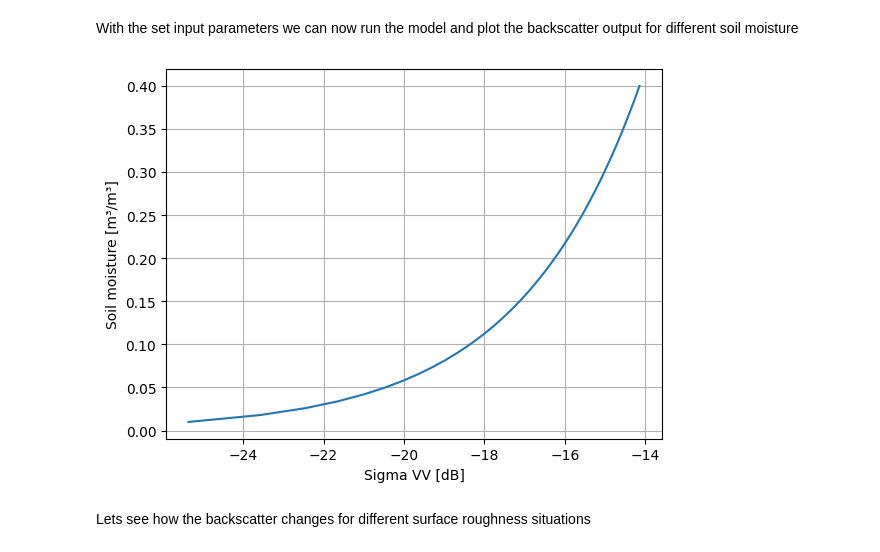
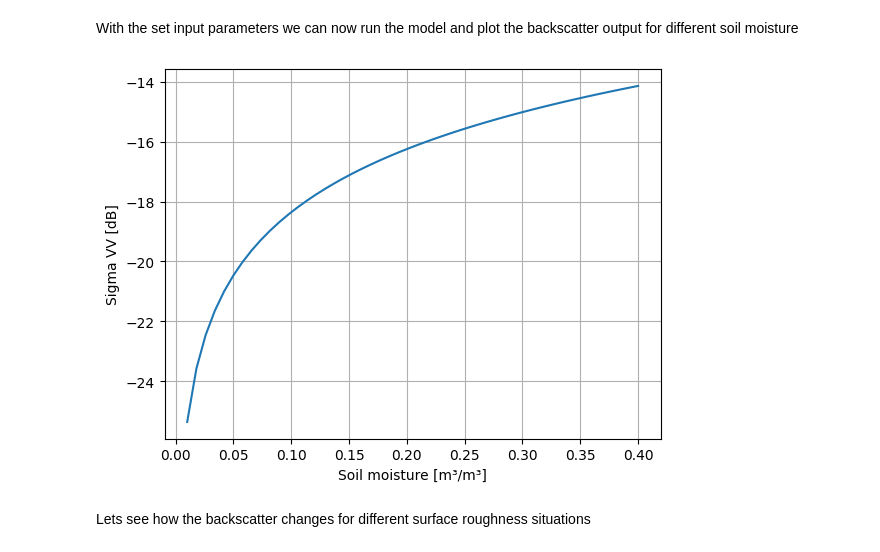
Before and after one commit to McWhity/sense, a Jupyter notebook: docs/notebooks/Oh04.ipynb, the cells around one changed output. Cells and saved outputs as stored; diff of their text form; code cells hidden in the pictures.

```diff
--- a/docs/notebooks/Oh04.ipynb
+++ b/docs/notebooks/Oh04.ipynb
@@ -39,14 +39,14 @@ With the set input parameters we can now run the model and plot the backscatter
 # %%
 # run the model
 Oh = Oh04(mv, ks, theta)
 
 # plot the backscatter
-plt.plot(db(Oh.vv), mv)
-plt.xlabel('Sigma VV [dB]')
-plt.ylabel('Soil moisture [m³/m³]')
+plt.plot(mv, db(Oh.vv))
+plt.xlabel('Soil moisture [m³/m³]')
+plt.ylabel('Sigma VV [dB]')
 plt.grid()
 # %% [output]
-[figure, old version]
+[figure, new version]
 # %% [markdown]
 Lets see how the backscatter changes for different surface roughness situations
 # %%
```
Also changed, not shown: parts of 1 cell of this notebook.
